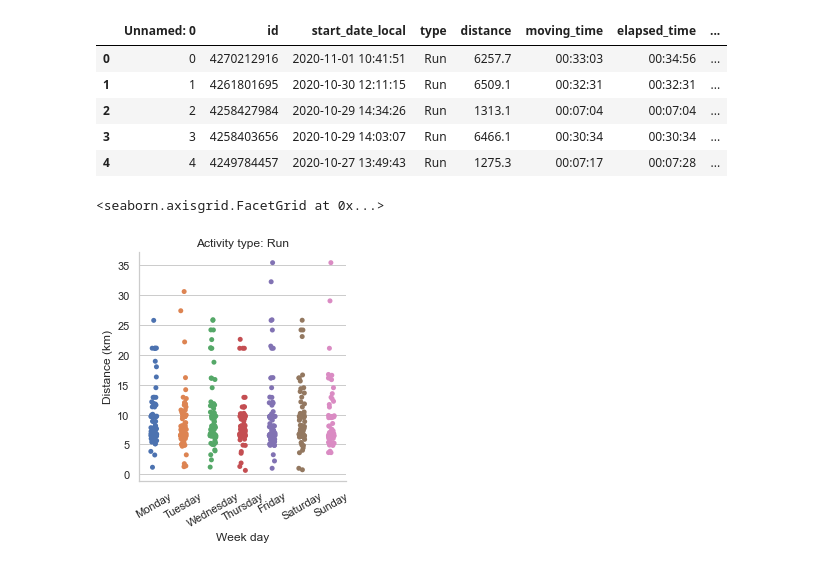
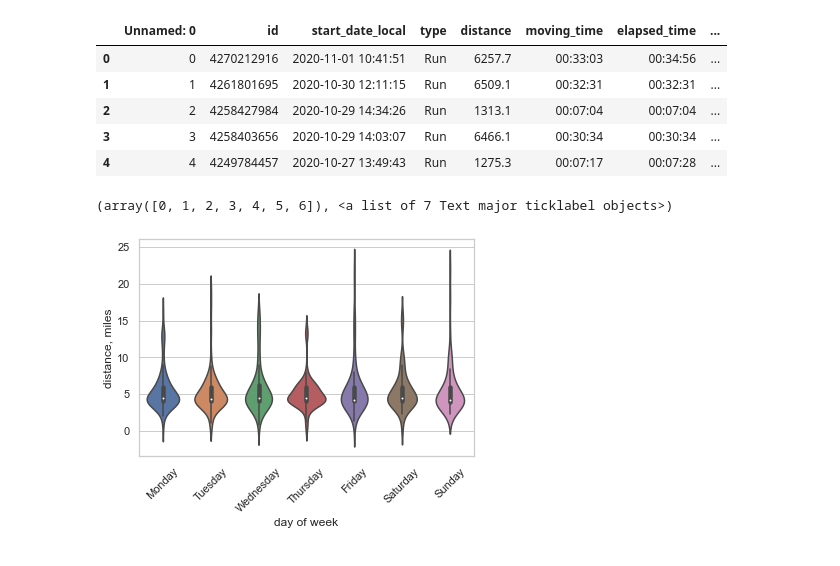
Before and after one commit to ConanMercer5/Strava_running_data, a Jupyter notebook: StravaRunning.ipynb, the cells around one changed output. Drawn from its saved outputs; the diff is of its cells as text; code cells hidden in the pictures.

Commit message:
add, violin plot of days of the week running. - remove, catplot

```diff
--- a/StravaRunning.ipynb
+++ b/StravaRunning.ipynb
@@ -119,12 +119,9 @@ df.head()
 # %%
 days_of_week = ['Monday', 'Tuesday', 'Wednesday', 'Thursday', 'Friday', 'Saturday', 'Sunday' ]
 
-g = sns.catplot(x='day_of_week', y='distance_km', kind='strip', data=df,
-                order=days_of_week, col='type', height=4, aspect=0.9)
-
-(g.set_axis_labels("Week day", "Distance (km)")
-  .set_titles("Activity type: {col_name}")
-  .set_xticklabels(rotation=30))
+ax = sns.violinplot(x='day_of_week', y='distance_miles', data=df, order=days_of_week)
+ax.set(xlabel="day of week", ylabel = "distance, miles")
+plt.xticks(rotation=45)
 # %% [output]
-<seaborn.axisgrid.FacetGrid at 0x...>
+(array([0, 1, 2, 3, 4, 5, 6]), <a list of 7 Text major ticklabel objects>)
-[figure, old version]
+[figure, new version]
```
Also changed, not shown: parts of 1 cell of this notebook.
